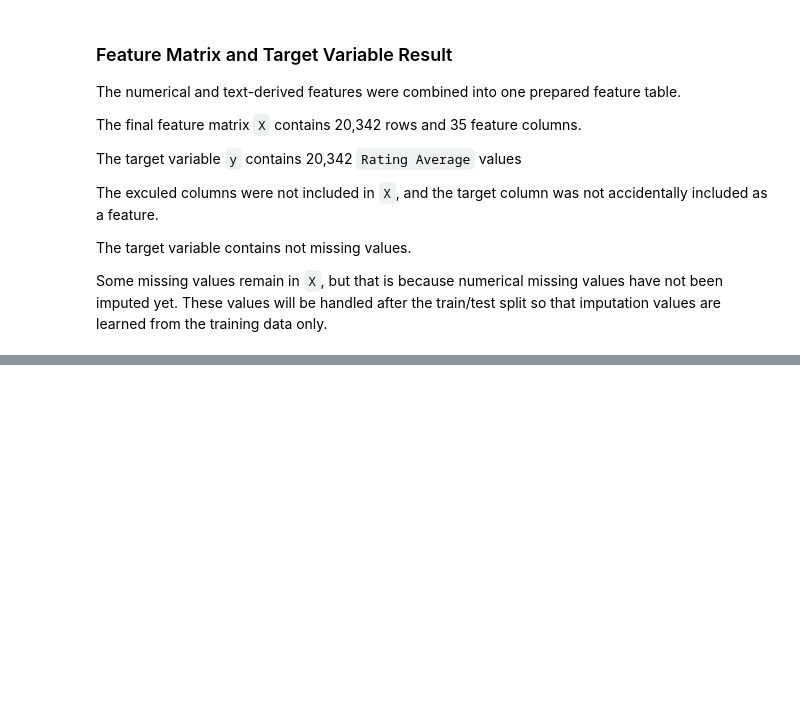
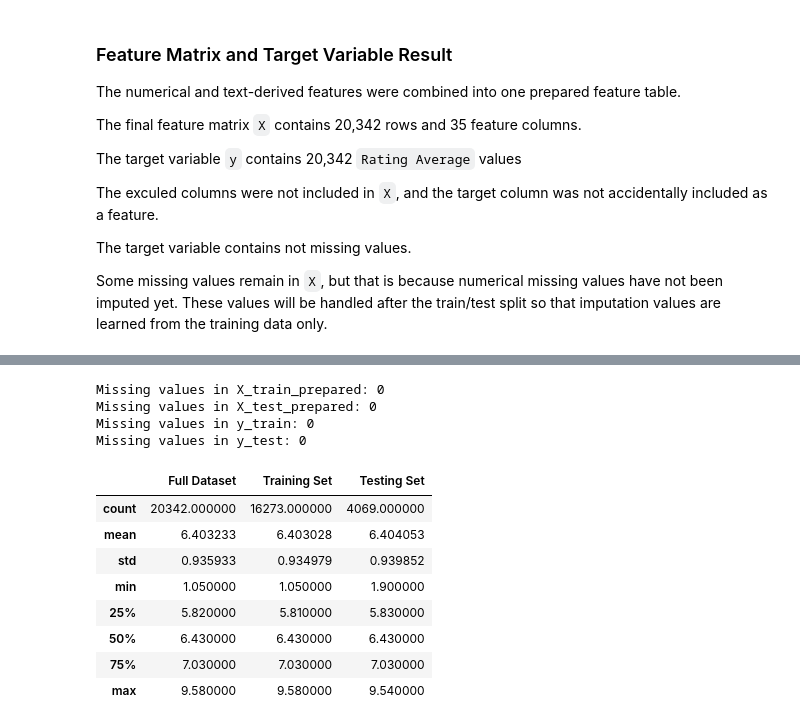
Before and after one commit to Agnogh/board-game-rating-predictor, a Jupyter notebook: notebooks/04_feature_engineering_model_preparation.ipynb, the cells around one changed output, grey strips where cells are left out. Saved outputs shown, nothing was run; the diff lists cells and outputs as text; code cells hidden in the pictures; blank space fills up the shorter version.

```diff
--- a/notebooks/04_feature_engineering_model_preparation.ipynb
+++ b/notebooks/04_feature_engineering_model_preparation.ipynb
@@ -1004,0 +1018,13 @@ Some missing values remain in `X`, but that is because numerical missing values
+# %%
+# Split the feature matrix and target variable into 1.training & 2.testing sets
+X_train, X_test, y_train, y_test = train_test_split(
+    X,
+    y,
+    test_size=0.2,
+    random_state=42
+)
+
+print("X_train shape:", X_train.shape)
+print("X_test shape:", X_test.shape)
+print("y_train shape:", y_train.shape)
+print("y_test shape:", y_test.shape)
@@ -1004,0 +1101,32 @@ Some missing values remain in `X`, but that is because numerical missing values
+# %%
+# Verify that prepared training and testing features are no longer contain missing values
+print("Missing values in X_train_prepared:", X_train_prepared.isnull().sum().sum())
+print("Missing values in X_test_prepared:", X_test_prepared.isnull().sum().sum())
+print("Missing values in y_train:", y_train.isnull().sum())
+print("Missing values in y_test:", y_test.isnull().sum())
+# %% [output]
+Missing values in X_train_prepared: 0
+Missing values in X_test_prepared: 0
+Missing values in y_train: 0
+Missing values in y_test: 0
+# %%
+# Compare target distribution across the full, training, and testing target sets
+target_split_summary = pd.DataFrame(
+    {
+        "Full Dataset": y.describe(),
+        "Training Set": y_train.describe(),
+        "Testing Set": y_test.describe()
+    }
+)
+
+target_split_summary
+# %% [output]
+|  | Full Dataset | Training Set | Testing Set |
+| count | 20342.000000 | 16273.000000 | 4069.000000 |
+| mean | 6.403233 | 6.403028 | 6.404053 |
+| std | 0.935933 | 0.934979 | 0.939852 |
+| min | 1.050000 | 1.050000 | 1.900000 |
+| 25% | 5.820000 | 5.810000 | 5.830000 |
+| 50% | 6.430000 | 6.430000 | 6.430000 |
+| 75% | 7.030000 | 7.030000 | 7.030000 |
+| max | 9.580000 | 9.580000 | 9.540000 |
```
Also changed, not shown: parts of 9 cells of this notebook.
